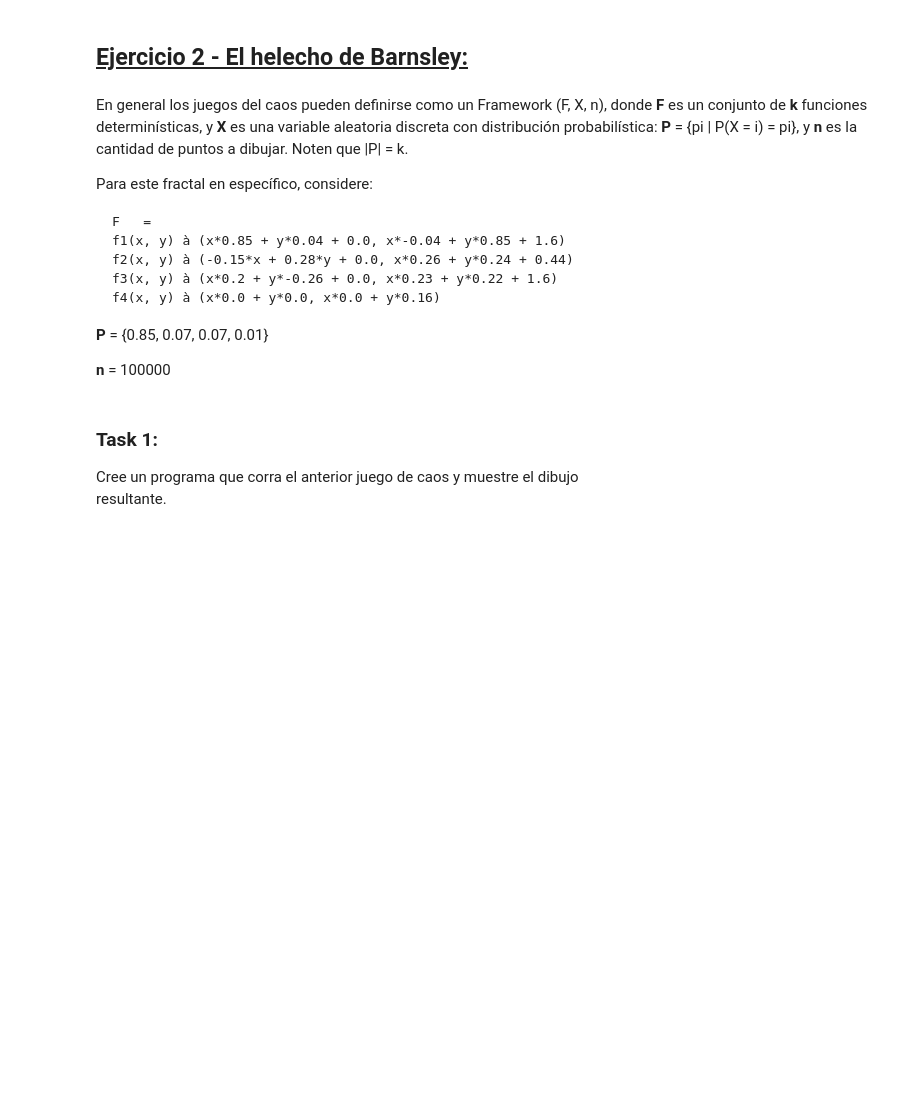
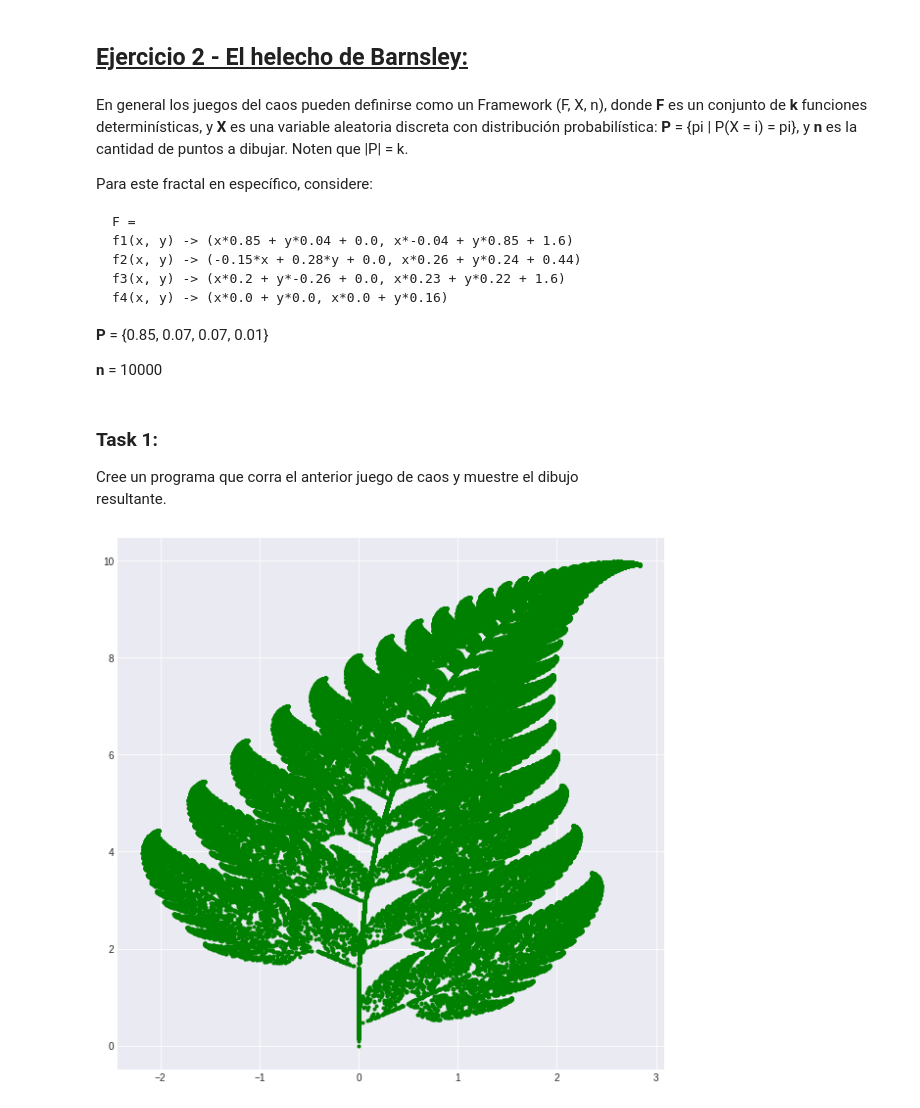
Before and after one commit to dieterdewit/ModSim_Mini1, a Jupyter notebook: Mini1 - Dieter de Wit.ipynb, the cells around one changed output. Cells and saved outputs as stored; diff of their text form; code cells hidden in the pictures; blank space fills up the shorter version.

Commit message:
Finish exercise number 2, draw barnsley fern

````diff
--- a/Mini1 - Dieter de Wit.ipynb
+++ b/Mini1 - Dieter de Wit.ipynb
@@ -77,18 +76,43 @@ En	general	los	juegos	del	caos	pueden definirse	como	un	Framework (F,	X,	n),	don
 Para	este	fractal	en	específico,	considere:
 
 ```
-F	=
-f1(x, y) à (x*0.85 + y*0.04 + 0.0, x*-0.04 + y*0.85 + 1.6)
-f2(x, y) à (-0.15*x + 0.28*y + 0.0, x*0.26 + y*0.24 + 0.44)
-f3(x, y) à (x*0.2 + y*-0.26 + 0.0, x*0.23 + y*0.22 + 1.6)
-f4(x, y) à (x*0.0 + y*0.0, x*0.0 + y*0.16)
+F =
+f1(x, y) -> (x*0.85 + y*0.04 + 0.0, x*-0.04 + y*0.85 + 1.6)
+f2(x, y) -> (-0.15*x + 0.28*y + 0.0, x*0.26 + y*0.24 + 0.44)
+f3(x, y) -> (x*0.2 + y*-0.26 + 0.0, x*0.23 + y*0.22 + 1.6)
+f4(x, y) -> (x*0.0 + y*0.0, x*0.0 + y*0.16)
 ```
 
 **P**	= {0.85,	0.07,	0.07,	0.01}
 
-**n**	=	100000
+**n**	=	10000
 # %% [markdown]
 ### Task 1:
 
 Cree	un	programa	que	corra	el	anterior	juego	de	caos	y		muestre	el	dibujo
 resultante.
+# %%
+def apply_state(states, probability):
+    steps = []
+    for state, individual_probability in zip(states, probability):
+         steps += [state] * int(individual_probability)
+    return random.choice(steps)
+
+def deterministic_state(x, y):
+    return [(x*0.86 + y*0.04+ 0.0, x*-0.04 + y* 0.85 + 1.6), (-0.15*x + 0.28*y + 0.0, x*0.26+ y*0.24+ 0.44), (x*0.2 + y*-0.26 + 0.0, x*0.23 + y*0.22 + 1.6), (x*0.0 + y*0.0, x*0.0 + y*0.16)]
+
+def Barnsley(probability, n):
+    x = [0]
+    y = [0]
+    for i in range(n):
+        points = probabilidad(deterministic_state(x[i-1], y[i-1]), probability)
+        x.append(points[0])
+        y.append(points[1])
+    return x, y
+
+Barnsley = Barnsley([0.85, 0.07, 0.07, 0.01], 100000)
+plt.figure(figsize=(10,10))
+plt.plot(Barnsley[0], Barnsley[1], "g.")
+plt.show()
+# %% [output]
+[figure, added]
````
Also changed, not shown: parts of 1 cell of this notebook.
